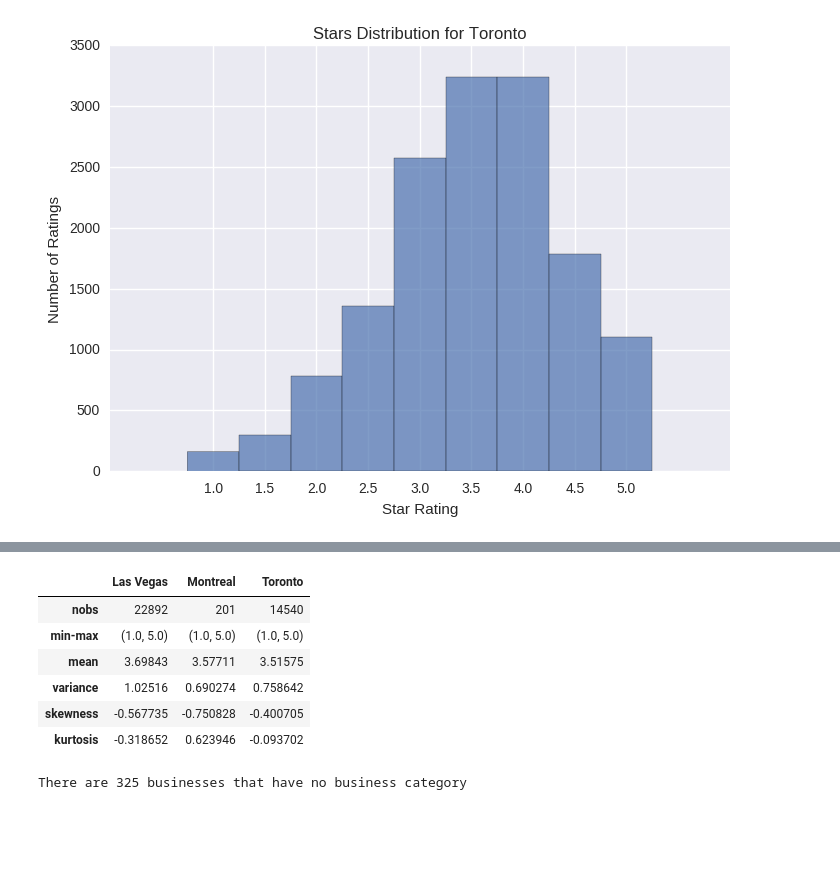
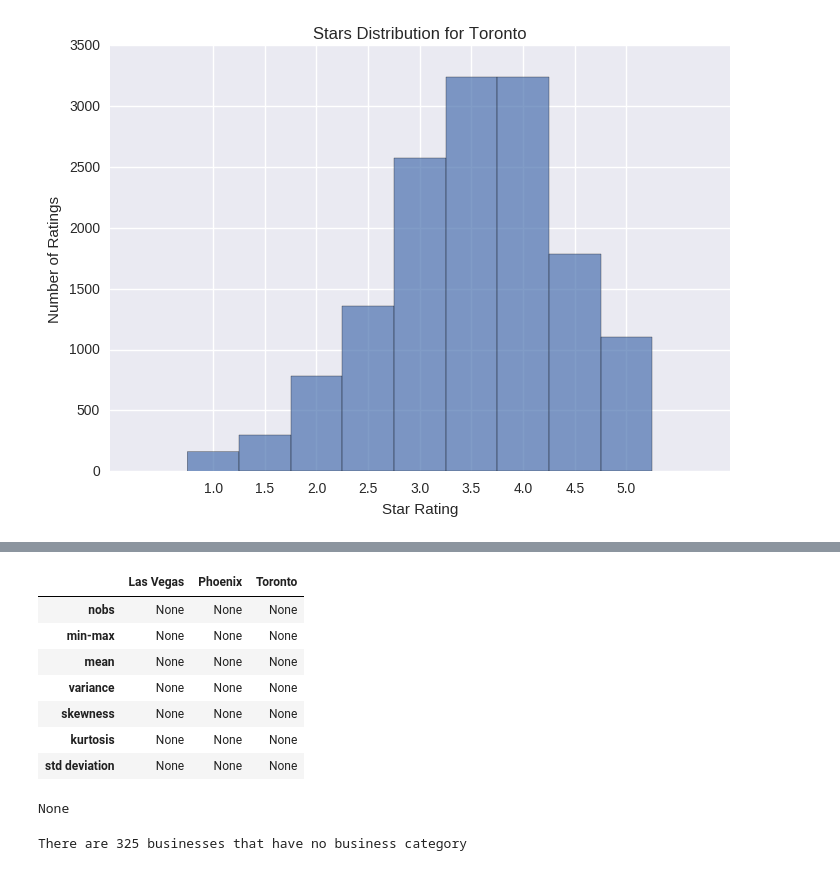
Before and after one commit to klimoka/COMPG011_group_project, a Jupyter notebook: Assi_1.ipynb, the cells around one changed output, grey strips where cells are left out. Cells and saved outputs as stored; diff of their text form; code cells hidden in the pictures; blank space fills up the shorter version.

Commit message:
changed cities to top 3

```diff
--- a/Assi_1.ipynb
+++ b/Assi_1.ipynb
@@ -18,7 +38,7 @@ review_df= pd.read_csv("data/csv/yelp_academic_dataset_review.csv")
 #======Part 2======
 city1="Las Vegas"
 city2="Toronto"
-city3="Montreal"
+city3="Phoenix"
 #==================
 
 #======Part 3======
@@ -80,17 +100,23 @@ plt.show()
 # %%
-stat_prop_stars_cities=pd.DataFrame({city1:list(scipy.stats.describe(city1_df.stars)),
-                                     city2:list(scipy.stats.describe(city2_df.stars)),
-                                     city3:list(scipy.stats.describe(city3_df.stars))
-                                    },index=["nobs","min-max","mean","variance","skewness","kurtosis"])
+stat_prop_stars_cities=pd.DataFrame({city1:list(scipy.stats.describe(city1_df.stars)).append(np.std(city1_df.stars)),
+                                     city2:list(scipy.stats.describe(city2_df.stars)).append(np.std(city2_df.stars)),
+                                     city3:list(scipy.stats.describe(city3_df.stars)).append(np.std(city3_df.stars))
+                                    },index=["nobs","min-max","mean","variance","skewness","kurtosis", "std deviation"])
 stat_prop_stars_cities
 # %% [output]
-|  | Las Vegas | Montreal | Toronto |
-| nobs | 22892 | 201 | 14540 |
-| min-max | (1.0, 5.0) | (1.0, 5.0) | (1.0, 5.0) |
-| mean | 3.69843 | 3.57711 | 3.51575 |
-| variance | 1.02516 | 0.690274 | 0.758642 |
-| skewness | -0.567735 | -0.750828 | -0.400705 |
-| kurtosis | -0.318652 | 0.623946 | -0.093702 |
+|  | Las Vegas | Phoenix | Toronto |
+| nobs | None | None | None |
+| min-max | None | None | None |
+| mean | None | None | None |
+| variance | None | None | None |
+| skewness | None | None | None |
+| kurtosis | None | None | None |
+| std deviation | None | None | None |
+# %%
+c1 = list(scipy.stats.describe(city1_df.stars))
+print(c1.append(np.std(city1_df.stars)))
+# %% [output]
+None
 # %%
 print("There are",len(business_df[business_df.categories.isnull()]),"businesses that have no business category")
 # %% [output]
```
Also changed, not shown: parts of 3 cells of this notebook.
